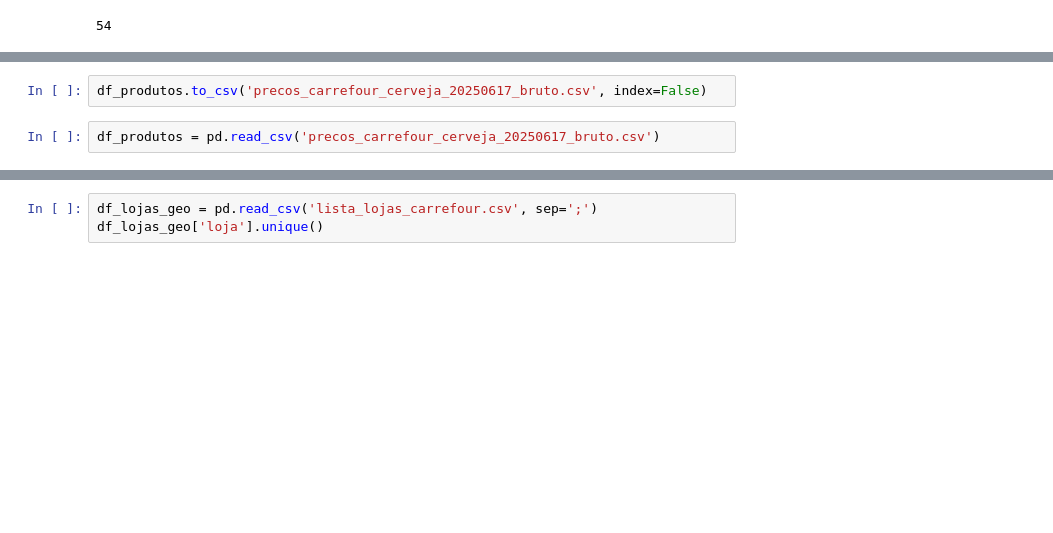
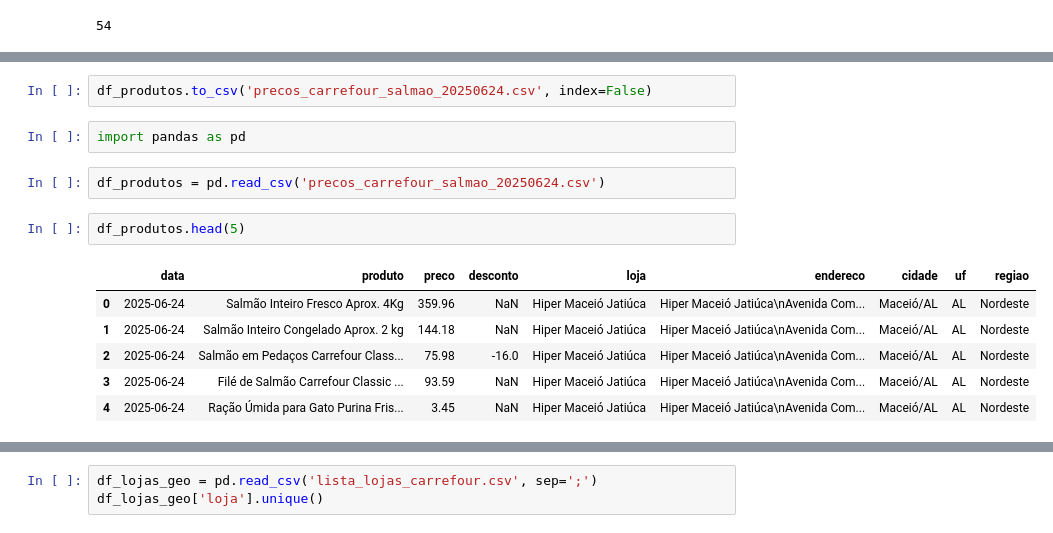
Before and after one commit to Fagoneto/Painel_Precos_scrap, a Jupyter notebook: Coleta de Dados_carrefour_todas as lojas_test.ipynb, the cells around one changed output, grey strips where cells are left out. Drawn from its saved outputs; the diff is of its cells as text; blank space fills up the shorter version.

```diff
--- a/Coleta de Dados_carrefour_todas as lojas_test.ipynb
+++ b/Coleta de Dados_carrefour_todas as lojas_test.ipynb
@@ -371,7 +371,18 @@ memory usage: 131.6+ KB
 # %%
-df_produtos.to_csv('precos_carrefour_cerveja_20250617_bruto.csv', index=False)
+df_produtos.to_csv('precos_carrefour_salmao_20250624.csv', index=False)
+# %%
+import pandas as pd
 # %%
-df_produtos = pd.read_csv('precos_carrefour_cerveja_20250617_bruto.csv')
+df_produtos = pd.read_csv('precos_carrefour_salmao_20250624.csv')
+# %%
+df_produtos.head(5)
+# %% [output]
+|  | data | produto | preco | desconto | loja | endereco | cidade | uf | regiao |
+| 0 | 2025-06-24 | Salmão Inteiro Fresco Aprox. 4Kg | 359.96 | NaN | Hiper Maceió Jatiúca | Hiper Maceió Jatiúca\nAvenida Com... | Maceió/AL | AL | Nordeste |
+| 1 | 2025-06-24 | Salmão Inteiro Congelado Aprox. 2 kg | 144.18 | NaN | Hiper Maceió Jatiúca | Hiper Maceió Jatiúca\nAvenida Com... | Maceió/AL | AL | Nordeste |
+| 2 | 2025-06-24 | Salmão em Pedaços Carrefour Class... | 75.98 | -16.0 | Hiper Maceió Jatiúca | Hiper Maceió Jatiúca\nAvenida Com... | Maceió/AL | AL | Nordeste |
+| 3 | 2025-06-24 | Filé de Salmão Carrefour Classic ... | 93.59 | NaN | Hiper Maceió Jatiúca | Hiper Maceió Jatiúca\nAvenida Com... | Maceió/AL | AL | Nordeste |
+| 4 | 2025-06-24 | Ração Úmida para Gato Purina Fris... | 3.45 | NaN | Hiper Maceió Jatiúca | Hiper Maceió Jatiúca\nAvenida Com... | Maceió/AL | AL | Nordeste |
 # %%
 df_produtos.info()
 # %% [output]
```
Also changed, not shown: parts of 19 cells of this notebook, 11 other files.
